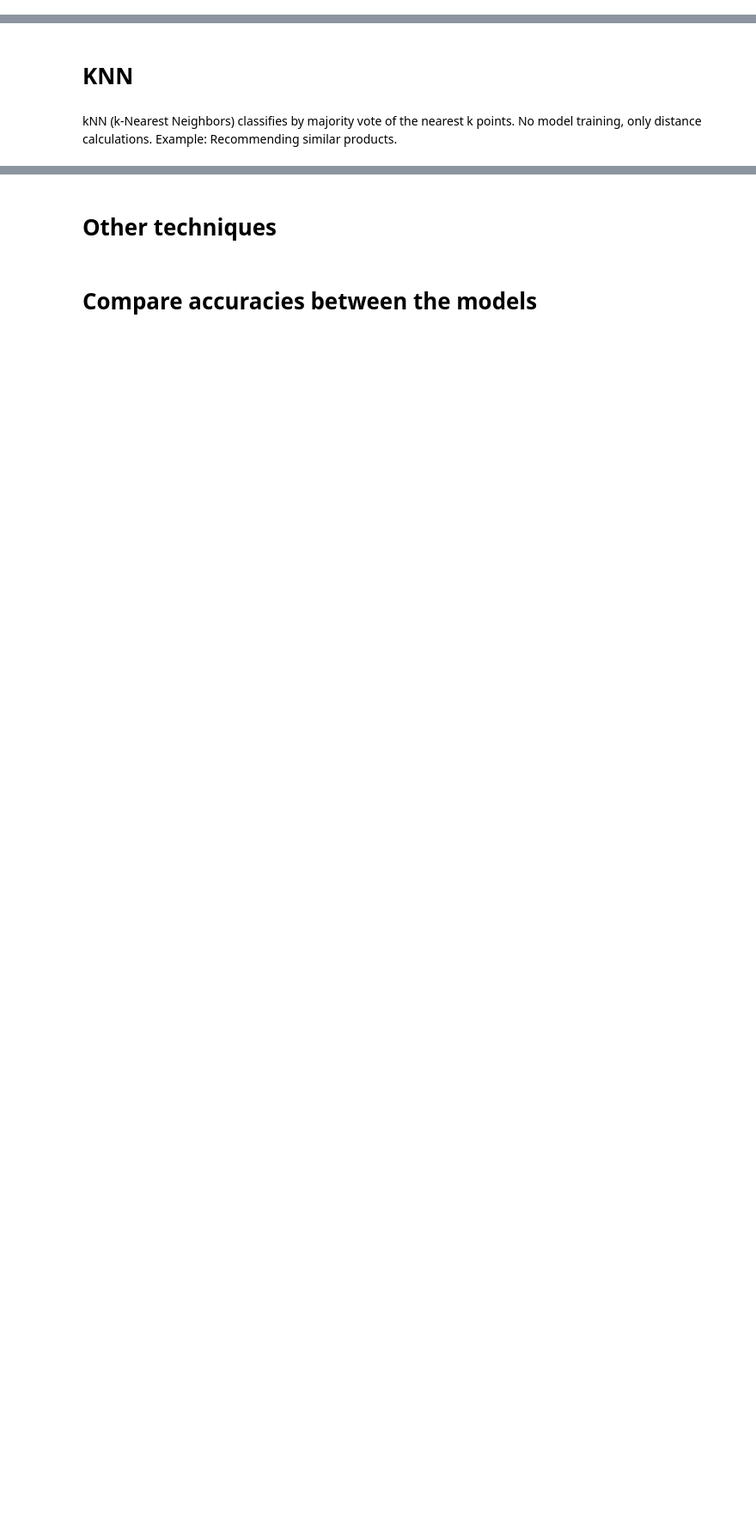
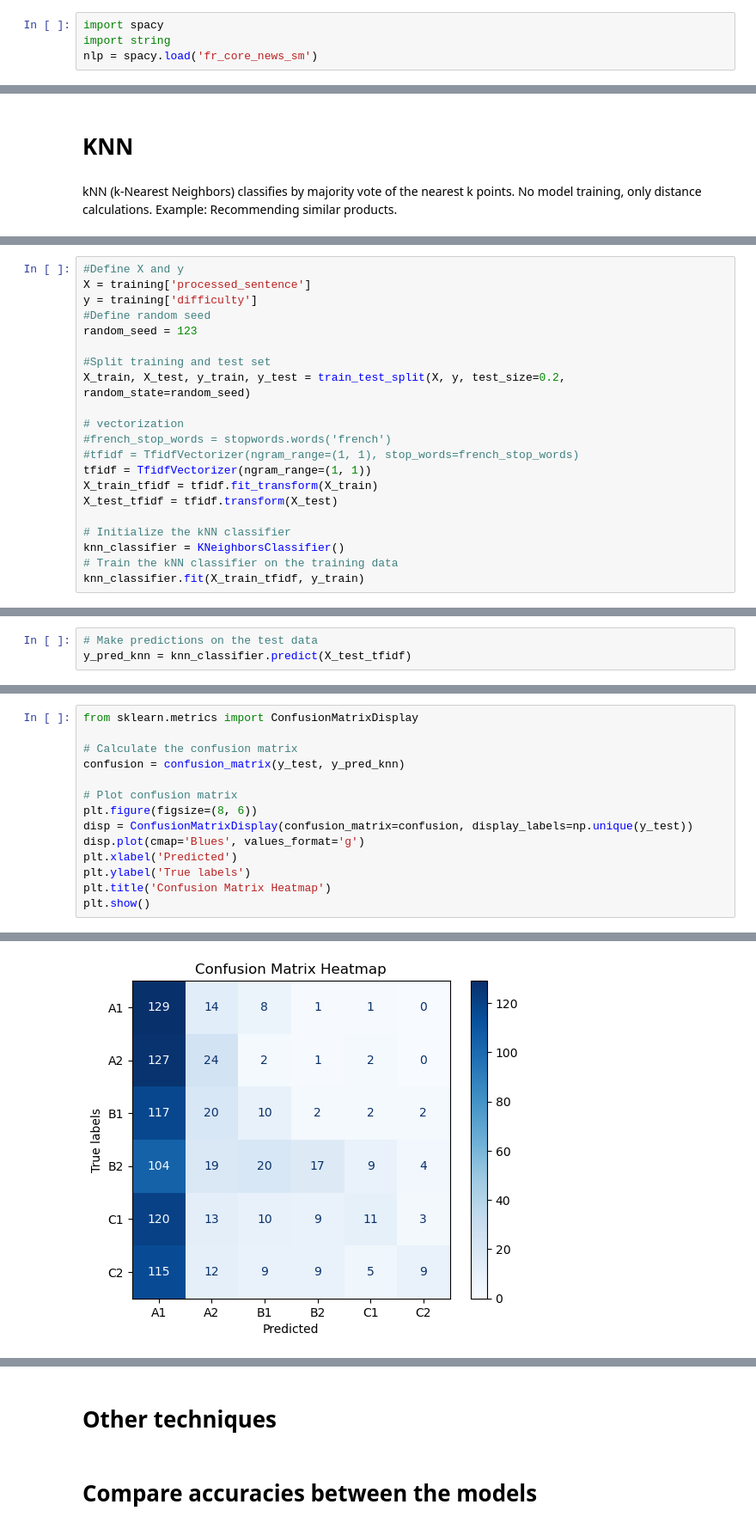
Before and after one commit to cvermno/Lausanne, a Jupyter notebook: Code/Lausanne.ipynb, the cells around one changed output, grey strips where cells are left out. Shown: that part at 86% size. Saved outputs shown, nothing was run; the diff lists cells and outputs as text; blank space fills up the shorter version.

```diff
--- a/Code/Lausanne.ipynb
+++ b/Code/Lausanne.ipynb
@@ -25,3 +65,7 @@ from sklearn.metrics import precision_score, recall_score, f1_score  # Precision
+# %%
+import spacy
+import string
+nlp = spacy.load('fr_core_news_sm')
 # %% [markdown]
 # Read data
 # %%
@@ -64,0 +493,21 @@ Random Forest is an ensemble of decision trees, averaging predictions to improve
+# %%
+#Define X and y
+X = training['processed_sentence']
+y = training['difficulty']
+#Define random seed
+random_seed = 123
+
+#Split training and test set
+X_train, X_test, y_train, y_test = train_test_split(X, y, test_size=0.2, random_state=random_seed)
+
+# vectorization
+#french_stop_words = stopwords.words('french')
+#tfidf = TfidfVectorizer(ngram_range=(1, 1), stop_words=french_stop_words)
+tfidf = TfidfVectorizer(ngram_range=(1, 1))
+X_train_tfidf = tfidf.fit_transform(X_train)
+X_test_tfidf = tfidf.transform(X_test)
+
+# Initialize the kNN classifier
+knn_classifier = KNeighborsClassifier()
+# Train the kNN classifier on the training data
+knn_classifier.fit(X_train_tfidf, y_train)
@@ -64,0 +516,3 @@ Random Forest is an ensemble of decision trees, averaging predictions to improve
+# %%
+# Make predictions on the test data
+y_pred_knn = knn_classifier.predict(X_test_tfidf)
@@ -64,0 +561,15 @@ Random Forest is an ensemble of decision trees, averaging predictions to improve
+# %%
+from sklearn.metrics import ConfusionMatrixDisplay
+
+# Calculate the confusion matrix
+confusion = confusion_matrix(y_test, y_pred_knn)
+
+# Plot confusion matrix
+plt.figure(figsize=(8, 6))
+disp = ConfusionMatrixDisplay(confusion_matrix=confusion, display_labels=np.unique(y_test))
+disp.plot(cmap='Blues', values_format='g')
+plt.xlabel('Predicted')
+plt.ylabel('True labels')
+plt.title('Confusion Matrix Heatmap')
+plt.show()
+# %% [output]
@@ -64,0 +577 @@ Random Forest is an ensemble of decision trees, averaging predictions to improve
+[figure, added]
```
Also changed, not shown: parts of 97 cells of this notebook.
